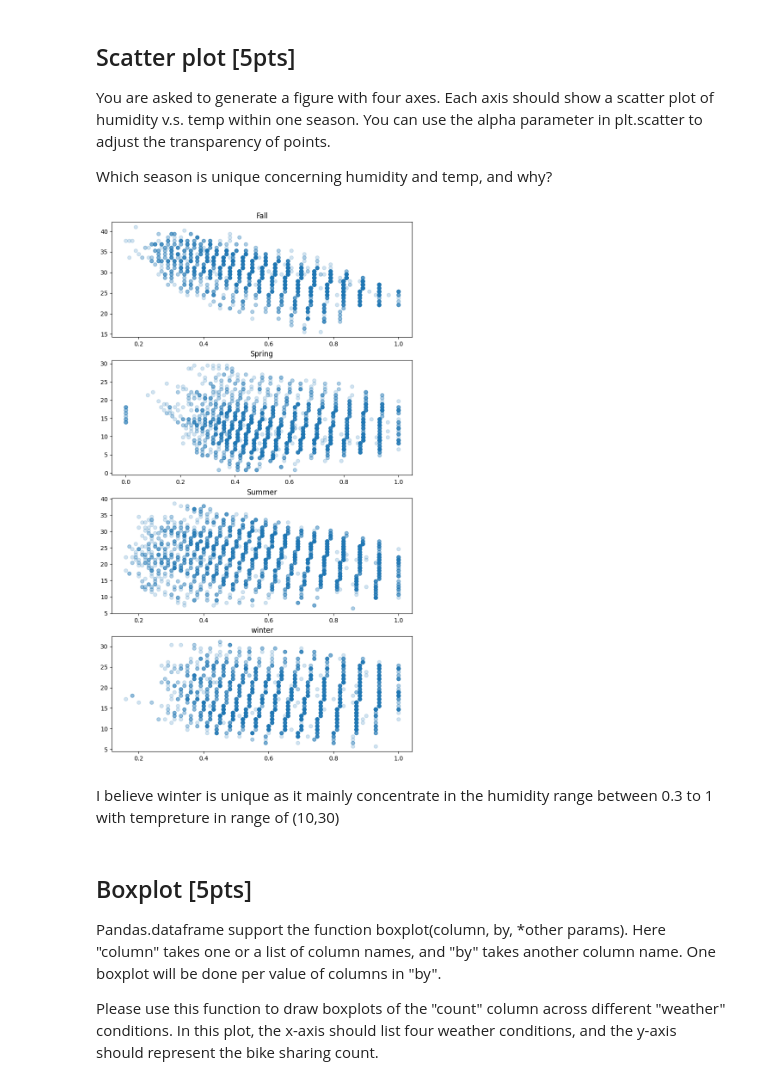
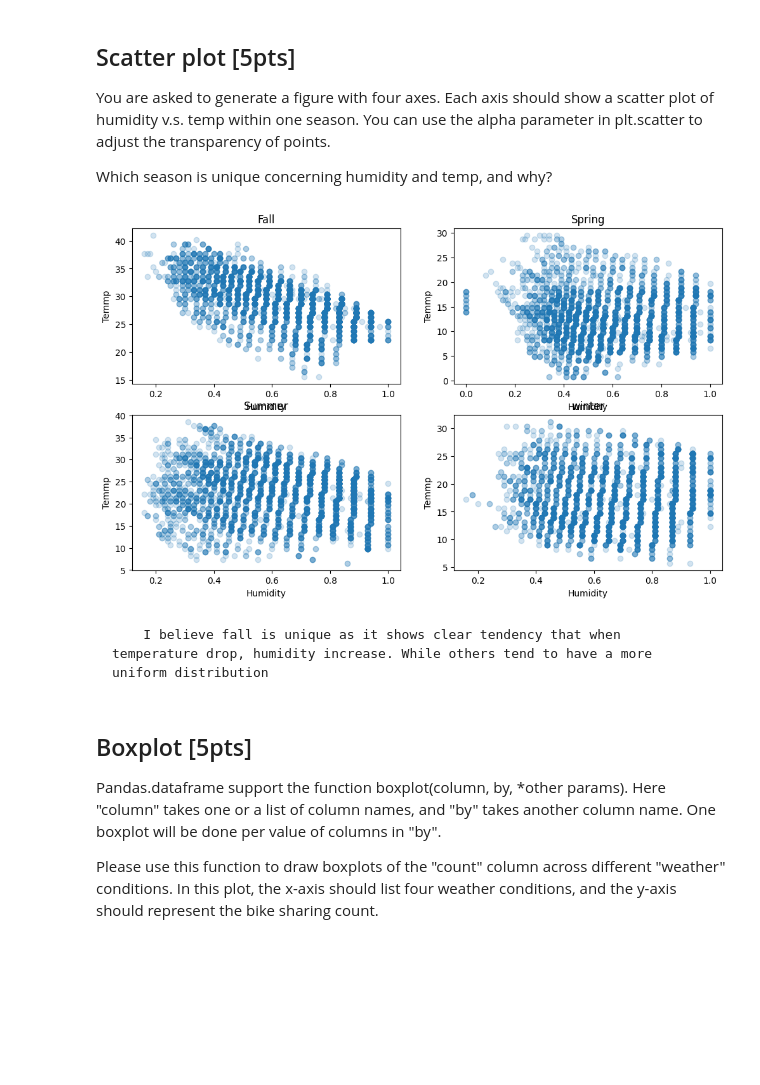
Before and after one commit to Memoryicecube/cs365-spring23, a Jupyter notebook: HWs/hw1/HW1coding.ipynb, the cells around one changed output. Drawn from its saved outputs; the diff is of its cells as text; code cells hidden in the pictures; blank space fills up the shorter version.

```diff
--- a/HWs/hw1/HW1coding.ipynb
+++ b/HWs/hw1/HW1coding.ipynb
@@ -94,36 +93,35 @@ You are asked to generate a figure with four axes. Each axis should show a scatt
 Which season is unique concerning humidity and temp, and why?
 # %%
 # write your code here
-fig, ax = plt.subplots()
-fig.set_size_inches(9, 16) # adjusting the length and width of plot
+fig, ax = plt.subplots(2,2,figsize=(12, 7))
 
 # lables and scatter points
 
 
 
-
-plt.subplot(411)
-plt.title('Fall')
-plt.scatter(type0_df['humidity'], type0_df['temp'], label="Fall", alpha=0.2)
-
-plt.subplot(412)
-plt.title('Spring')
-plt.scatter(type1_df['humidity'], type1_df['temp'], label="Spring", alpha=0.2)
-
-plt.subplot(413)
-plt.scatter(type2_df['humidity'], type2_df['temp'], label="Summer", alpha=0.2)
-plt.title('Summer')
-
-plt.subplot(414)
-plt.scatter(type3_df['humidity'], type3_df['temp'], label="Winter", alpha=0.2)
-plt.title('winter')
+ax[0][0].set_title('Fall')
+ax[0][0].scatter(type0_df['humidity'], type0_df['temp'], label="Fall", alpha=0.2)
 
 
+ax[0][1].set_title('Spring')
+ax[0][1].scatter(type1_df['humidity'], type1_df['temp'], label="Spring", alpha=0.2)
+
+
+ax[1][0].scatter(type2_df['humidity'], type2_df['temp'], label="Summer", alpha=0.2)
+ax[1][0].set_title('Summer')
+
+
+ax[1][1].scatter(type3_df['humidity'], type3_df['temp'], label="Winter", alpha=0.2)
+ax[1][1].set_title('winter')
+
+
+for i in ax.flat:
+    i.set(xlabel='Humidity', ylabel='Temmp')
 plt.show()
 # %% [output]
-[figure, old version]
+[figure, new version]
-# %% [markdown]
-I believe winter is unique as it mainly concentrate in the humidity range between 0.3 to 1 with tempreture in range of (10,30)
+# %% [markdown]
+        I believe fall is unique as it shows clear tendency that when temperature drop, humidity increase. While others tend to have a more uniform distribution
 # %% [markdown]
 ## Boxplot [5pts]
 
```
Also changed, not shown: parts of 5 cells of this notebook.
